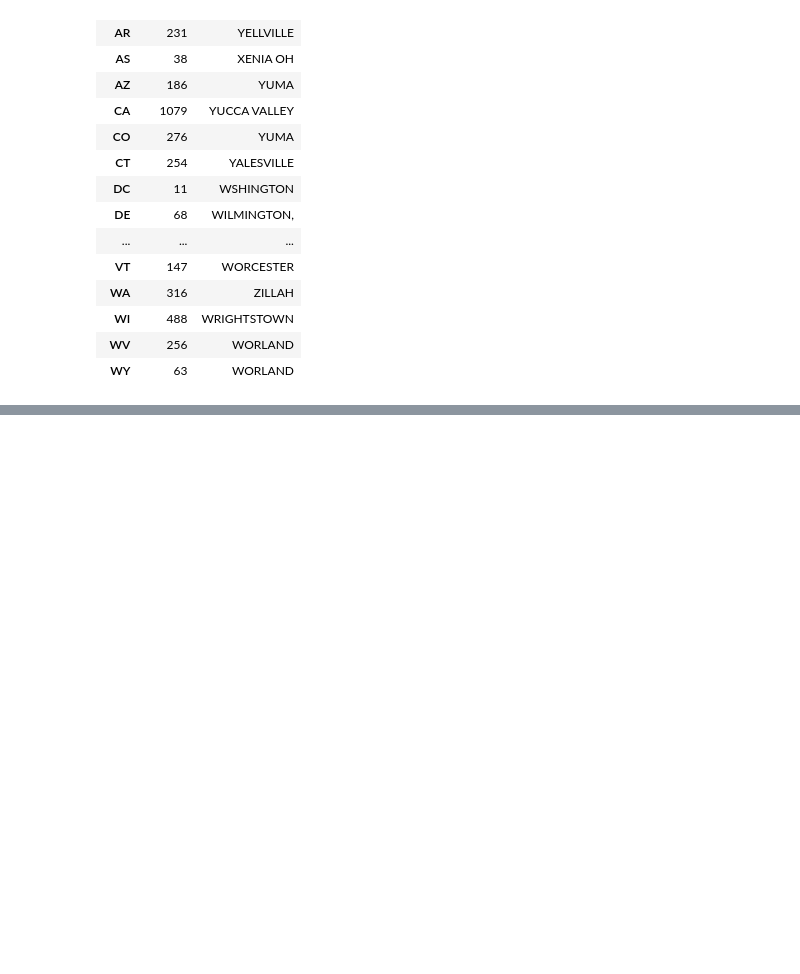
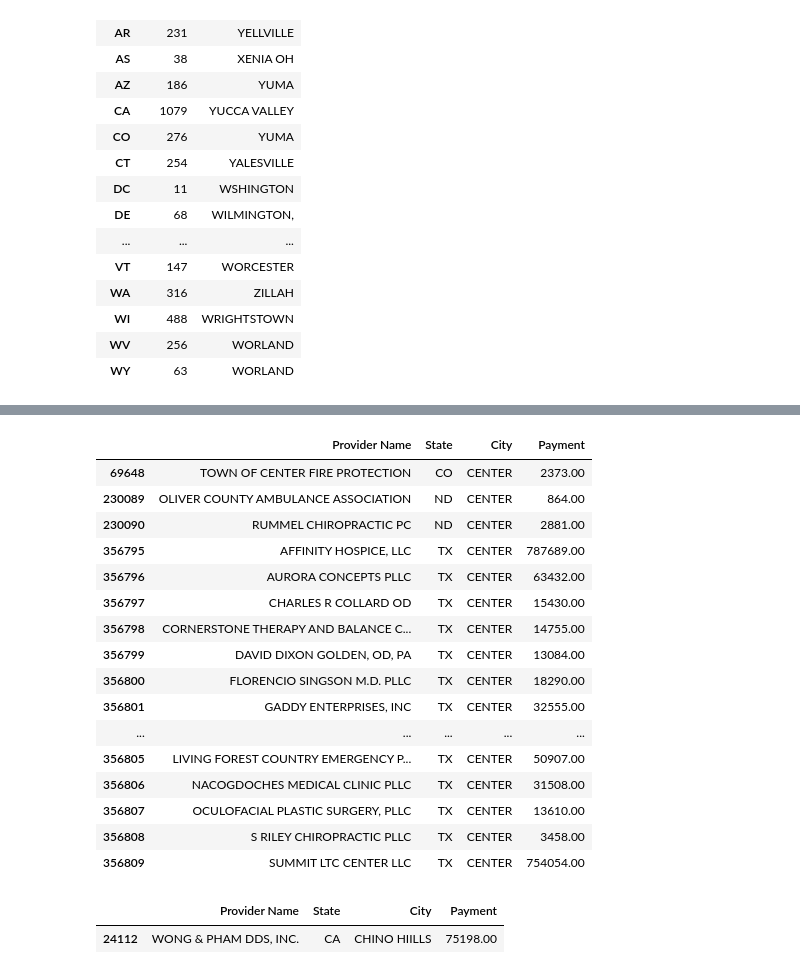
Before and after one commit to Axirts/team_dolphin_grey, a Jupyter notebook: code/data_cleaning_eda.ipynb, the cells around one changed output, grey strips where cells are left out. Cells and saved outputs as stored; diff of their text form; code cells hidden in the pictures; blank space fills up the shorter version.

```diff
--- a/code/data_cleaning_eda.ipynb
+++ b/code/data_cleaning_eda.ipynb
@@ -2,6 +2,7 @@
 import pandas as pd
 import matplotlib.pyplot as plt
 # %%
+pd.options.display.float_format = '{:.0f}'.format
 hhs = pd.read_csv("../dataset/HHS_Provider_Relief_Fund.csv")
 hhs.head(3)
 # %% [output]
@@ -26,7 +27,7 @@ hhs['Payment'] = hhs['Payment'].str.replace('[$,]','')
 # %%
 hhs['Payment'] = hhs['Payment'].str.strip()
 # %%
-hhs['Payment'] = hhs['Payment'].astype(float)
+hhs['Payment'] = hhs['Payment'].astype('float64')
 # %%
 hhs.head(3)
 # %% [output]
@@ -111,0 +191,25 @@ hhs.groupby(by='State').agg({'City': ['nunique', 'max']})
+# %%
+hhs[hhs['City']=='CENTER']
+# %% [output]
+|  | Provider Name | State | City | Payment |
+| 69648 | TOWN OF CENTER FIRE PROTECTION | CO | CENTER | 2373.00 |
+| 230089 | OLIVER COUNTY AMBULANCE ASSOCIATION | ND | CENTER | 864.00 |
+| 230090 | RUMMEL CHIROPRACTIC PC | ND | CENTER | 2881.00 |
+| 356795 | AFFINITY HOSPICE, LLC | TX | CENTER | 787689.00 |
+| 356796 | AURORA CONCEPTS PLLC | TX | CENTER | 63432.00 |
+| 356797 | CHARLES R COLLARD OD | TX | CENTER | 15430.00 |
+| 356798 | CORNERSTONE THERAPY AND BALANCE C... | TX | CENTER | 14755.00 |
+| 356799 | DAVID DIXON GOLDEN, OD, PA | TX | CENTER | 13084.00 |
+| 356800 | FLORENCIO SINGSON M.D. PLLC | TX | CENTER | 18290.00 |
+| 356801 | GADDY ENTERPRISES, INC | TX | CENTER | 32555.00 |
+| ... | ... | ... | ... | ... |
+| 356805 | LIVING FOREST COUNTRY EMERGENCY P... | TX | CENTER | 50907.00 |
+| 356806 | NACOGDOCHES MEDICAL CLINIC PLLC | TX | CENTER | 31508.00 |
+| 356807 | OCULOFACIAL PLASTIC SURGERY, PLLC | TX | CENTER | 13610.00 |
+| 356808 | S RILEY CHIROPRACTIC PLLC | TX | CENTER | 3458.00 |
+| 356809 | SUMMIT LTC CENTER LLC | TX | CENTER | 754054.00 |
+# %%
+hhs[hhs['City']=='CHINO HIILLS']
+# %% [output]
+|  | Provider Name | State | City | Payment |
+| 24112 | WONG & PHAM DDS, INC. | CA | CHINO HIILLS | 75198.00 |
```
Also changed, not shown: parts of 21 cells of this notebook.
